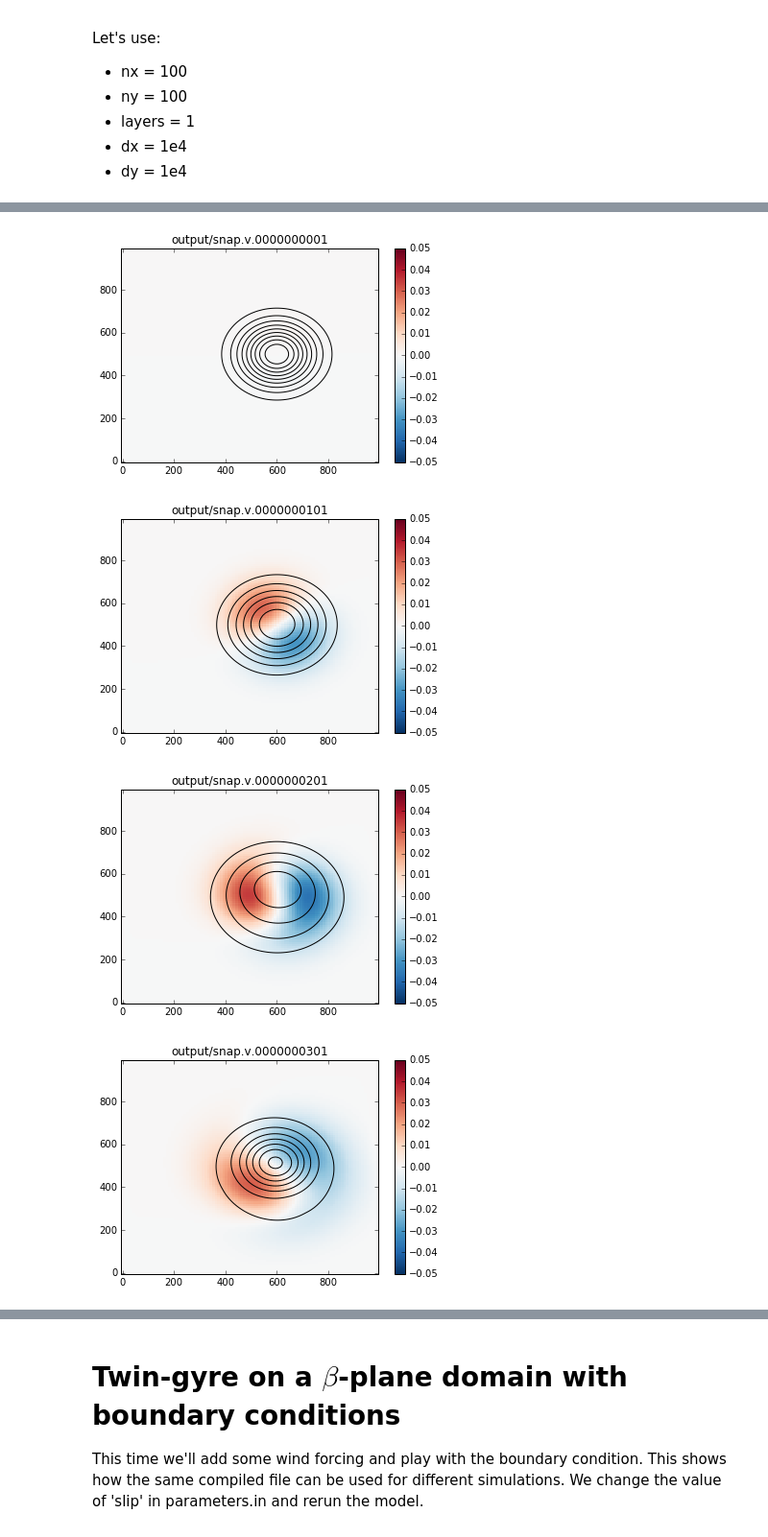
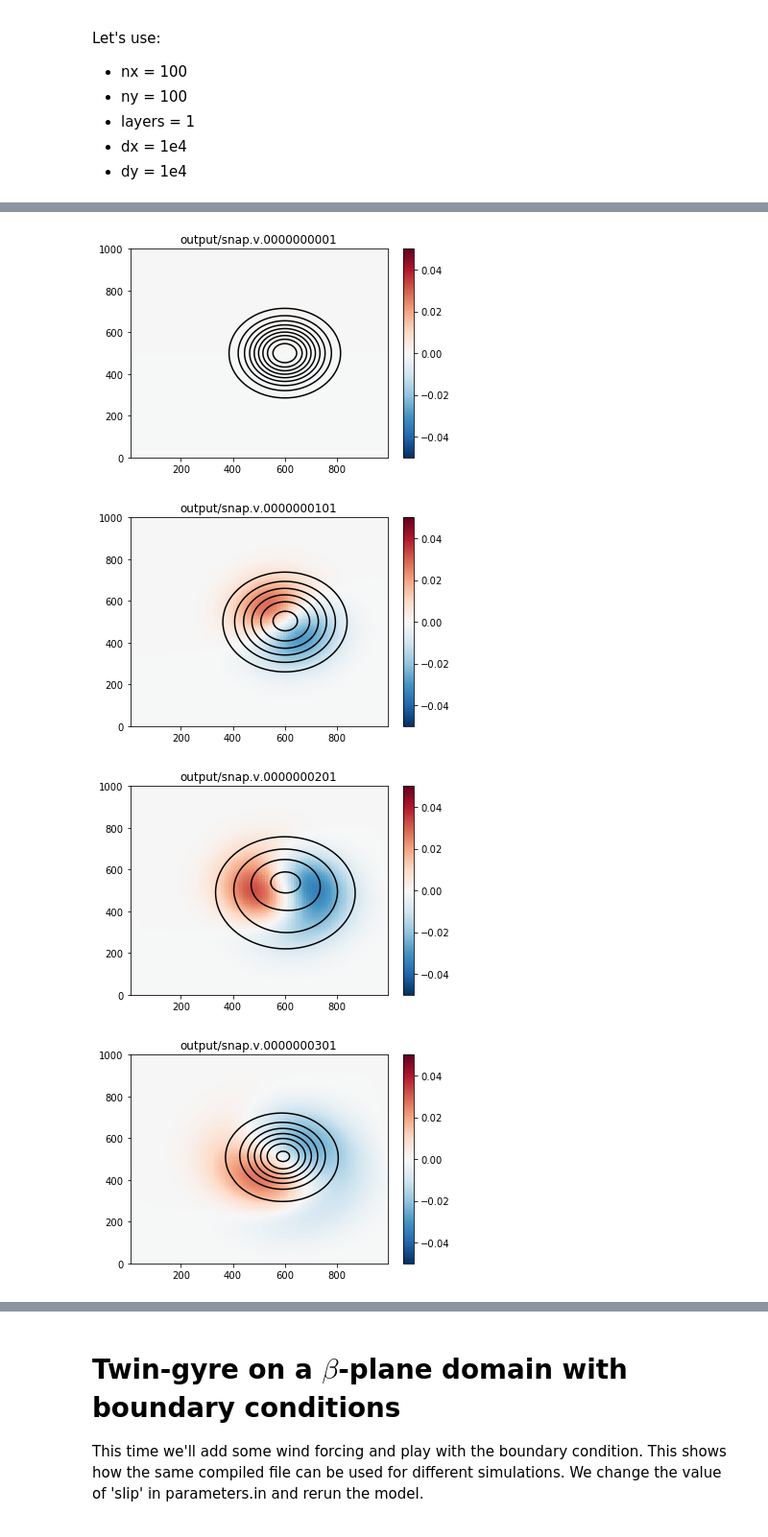
Before and after one commit to edoddridge/aronnax, a Jupyter notebook: examples/examples - reduced gravity.ipynb, the cells around one changed output, grey strips where cells are left out. Shown at 96% size. Cells and saved outputs as stored; diff of their text form; code cells hidden in the pictures.

```diff
--- a/examples/examples - reduced gravity.ipynb
+++ b/examples/examples - reduced gravity.ipynb
@@ -90,18 +115,14 @@ os.chdir('beta_plane_bump/')
 # %%
 os.chdir('input/')
 # %%
-x_tr = np.arange(-5e3,1e6+5e3,1e4,dtype=np.float64)
-y_tr = np.arange(-5e3,1e6+5e3,1e4,dtype=np.float64)
-
-x_vrt = np.arange(0,1e6,1e4,dtype=np.float64)
-y_vrt = np.arange(0,1e6,1e4,dtype=np.float64)
+grid = MIMutils.Grid(100,100,1e4,1e4)
 
 f0 = 1e-5
 beta = 2e-11
 
-X,Y = np.meshgrid(x_tr,y_vrt)
+X,Y = np.meshgrid(grid.xp1,grid.y)
 fu = f0 + Y*beta
-X,Y = np.meshgrid(x_vrt,y_tr)
+X,Y = np.meshgrid(grid.x,grid.yp1)
 fv = f0 + Y*beta
 
 f = FortranFile('fu.bin', 'w')
@@ -112,17 +133,17 @@ f = FortranFile('fv.bin', 'w')
 f.write_record(fv.astype(np.float64))
 f.close()
 
-wetmask = np.ones((101,101), dtype=np.float64)
+wetmask = np.ones((100,100), dtype=np.float64)
 wetmask[0,:] = 0
-wetmask[-1,:] = 0
+# wetmask[-1,:] = 0
 wetmask[:,0] = 0
-wetmask[:,-1] = 0
+# wetmask[:,-1] = 0
 
 f = FortranFile('wetmask.bin', 'w')
 f.write_record(wetmask.astype(np.float64))
 f.close()
 
-X,Y = np.meshgrid(x_tr,y_tr)
+X,Y = np.meshgrid(grid.x,grid.y)
 
 initH = 500 + 20*np.exp(-((6e5-X)**2 + (5e5-Y)**2)/(2*1e5**2))
 
@@ -135,21 +156,22 @@ os.chdir('../')
 u_files = sorted(glob.glob('output/snap.u.*'))
 h_files = sorted(glob.glob('output/snap.h.*'))
 
-X_u,Y_u = np.meshgrid(x_tr,y_vrt)
-X_h,Y_h = np.meshgrid(x_tr,y_tr)
+X_u,Y_u = np.meshgrid(grid.xp1,grid.y)
+X_h,Y_h = np.meshgrid(grid.x,grid.y)
 
 for counter,udata_file in enumerate(u_files):
     f = FortranFile(udata_file)
-    u = f.read_record(dtype=np.float64).reshape(1,101,100)
+    u = f.read_record(dtype=np.float64).reshape(1,100,101)
     f.close()
 
     f = FortranFile(h_files[counter])
-    h = f.read_record(dtype=np.float64).reshape(1,101,101)
+    h = f.read_record(dtype=np.float64).reshape(1,100,100)
     f.close()
 
     plt.figure()
     plt.title(udata_file)
-    plt.pcolormesh(X_u/1e3,Y_u/1e3,u[:-1,:,0],vmin=-.05,vmax=.05,cmap='RdBu_r')
+    plt.pcolormesh(X_u/1e3,Y_u/1e3,u[0,:-1,:],vmin=-.05,vmax=.05,cmap='RdBu_r')
     plt.colorbar()
-    plt.contour(X_h/1e3,Y_h/1e3,h[:,:,0],np.arange(390,420,2),colors='k')
+    plt.contour(X_h/1e3,Y_h/1e3,h[0,:,:],np.arange(490,520,2),colors='k')
+    #plt.xlim(0,50)
 # %% [output]
@@ -162,25 +184,25 @@ for counter,udata_file in enumerate(u_files):
 # %%
 v_files = sorted(glob.glob('output/snap.v.*'))
 
-X_v,Y_v = np.meshgrid(x_vrt,y_tr)
-X_h,Y_h = np.meshgrid(x_tr,y_tr)
+X_v,Y_v = np.meshgrid(grid.x,grid.yp1)
+X_h,Y_h = np.meshgrid(grid.x,grid.y)
 
 for counter,vdata_file in enumerate(v_files):
     f = FortranFile(vdata_file)
-    v = f.read_record(dtype=np.float64).reshape(100,101,1)
+    v = f.read_record(dtype=np.float64).reshape(1,101,100)
     f.close()
 
     f = FortranFile(h_files[counter])
-    h = f.read_record(dtype=np.float64).reshape(101,101,1)
+    h = f.read_record(dtype=np.float64).reshape(1,100,100)
     f.close()
 
     plt.figure()
     plt.title(vdata_file)
-    plt.pcolormesh(X_v/1e3,Y_v/1e3,v[:,:-1,0],vmin=-.05,vmax=.05,cmap='RdBu_r')
+    plt.pcolormesh(X_v/1e3,Y_v/1e3,v[0,:,:-1],vmin=-.05,vmax=.05,cmap='RdBu_r')
     plt.colorbar()
-    plt.contour(X_h/1e3,Y_h/1e3,h[:,:,0],np.arange(390,420,2),colors='k')
+    plt.contour(X_h/1e3,Y_h/1e3,h[0,:,:],np.arange(490,520,2),colors='k')
 # %% [output]
-[figure, old version]
+[figure, new version]
-[figure, old version]
+[figure, new version]
-[figure, old version]
+[figure, new version]
-[figure, old version]
+[figure, new version]
```
Also changed, not shown: parts of 13 cells of this notebook, 1 other file.
